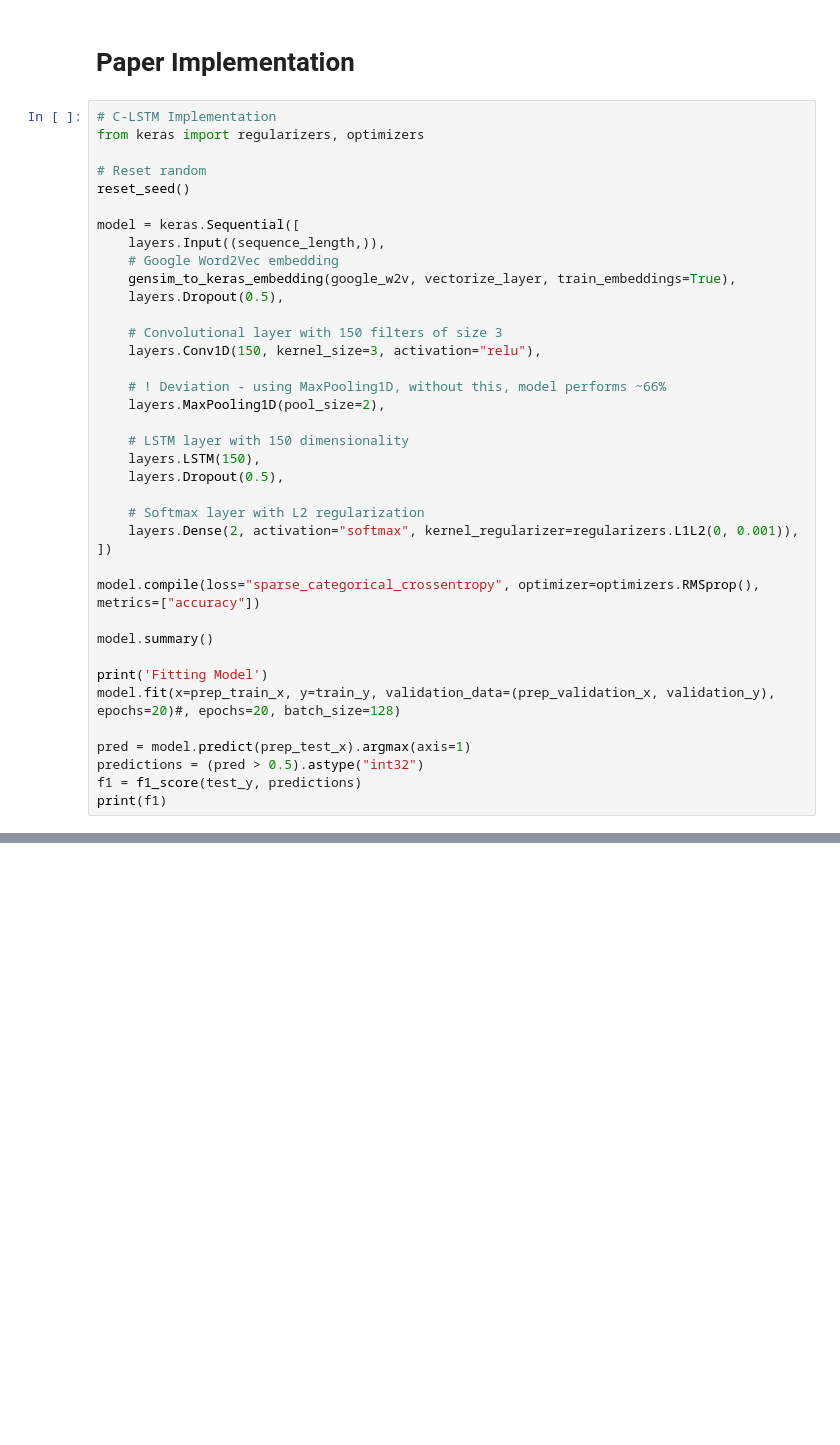
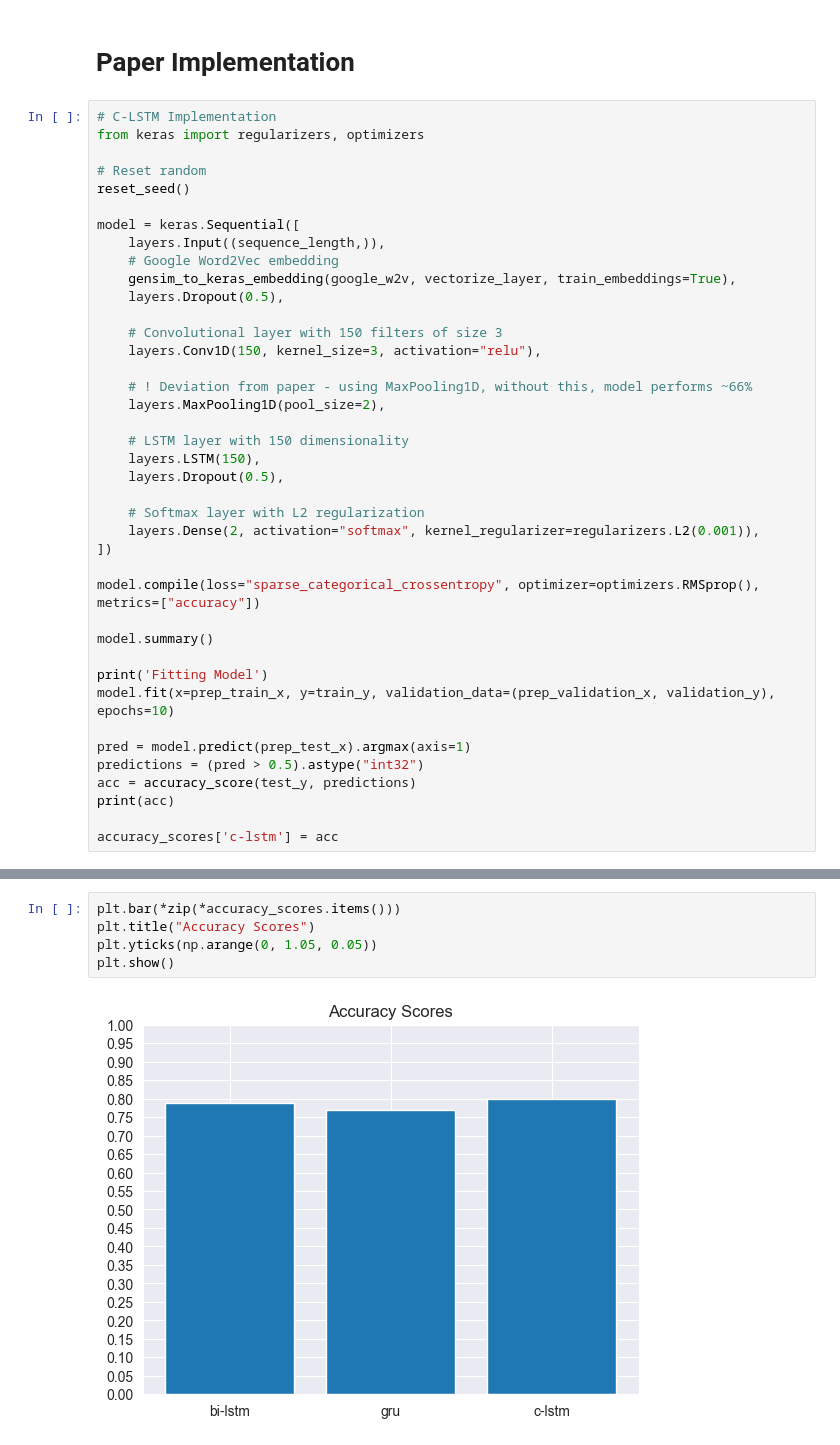
Before and after one commit to Rover656/CMM307-AdvancedAI, a Jupyter notebook: NotebookV2.ipynb, the cells around one changed output, grey strips where cells are left out. Cells and saved outputs as stored; diff of their text form; blank space fills up the shorter version.

```diff
--- a/NotebookV2.ipynb
+++ b/NotebookV2.ipynb
@@ -705,7 +720,7 @@ model = keras.Sequential([
     # Convolutional layer with 150 filters of size 3
     layers.Conv1D(150, kernel_size=3, activation="relu"),
 
-    # ! Deviation - using MaxPooling1D, without this, model performs ~66%
+    # ! Deviation from paper - using MaxPooling1D, without this, model performs ~66%
     layers.MaxPooling1D(pool_size=2),
 
     # LSTM layer with 150 dimensionality
@@ -713,7 +728,7 @@ model = keras.Sequential([
     layers.Dropout(0.5),
 
     # Softmax layer with L2 regularization
-    layers.Dense(2, activation="softmax", kernel_regularizer=regularizers.L1L2(0, 0.001)),
+    layers.Dense(2, activation="softmax", kernel_regularizer=regularizers.L2(0.001)),
 ])
 
 model.compile(loss="sparse_categorical_crossentropy", optimizer=optimizers.RMSprop(), metrics=["accuracy"])
@@ -721,12 +736,14 @@ model.compile(loss="sparse_categorical_crossentropy", optimizer=optimizers.RMSpr
 model.summary()
 
 print('Fitting Model')
-model.fit(x=prep_train_x, y=train_y, validation_data=(prep_validation_x, validation_y), epochs=20)#, epochs=20, batch_size=128)
+model.fit(x=prep_train_x, y=train_y, validation_data=(prep_validation_x, validation_y), epochs=10)
 
 pred = model.predict(prep_test_x).argmax(axis=1)
 predictions = (pred > 0.5).astype("int32")
-f1 = f1_score(test_y, predictions)
-print(f1)
+acc = accuracy_score(test_y, predictions)
+print(acc)
+
+accuracy_scores['c-lstm'] = acc
 # %% [output]
 Model: "sequential_1"
 ┏━━━━━━━━━━━━━━━━━━━━━━━━━━━━━━━━━┳━━━━━━━━━━━━━━━━━━━━━━━━┳━━━━━━━━━━━━━━━┓
@@ -771,2 +796,9 @@ Epoch 20/20
+# %%
+plt.bar(*zip(*accuracy_scores.items()))
+plt.title("Accuracy Scores")
+plt.yticks(np.arange(0, 1.05, 0.05))
+plt.show()
+# %% [output]
+[figure, added]
 # %% [markdown]
 # References
```
Also changed, not shown: parts of 15 cells of this notebook.
